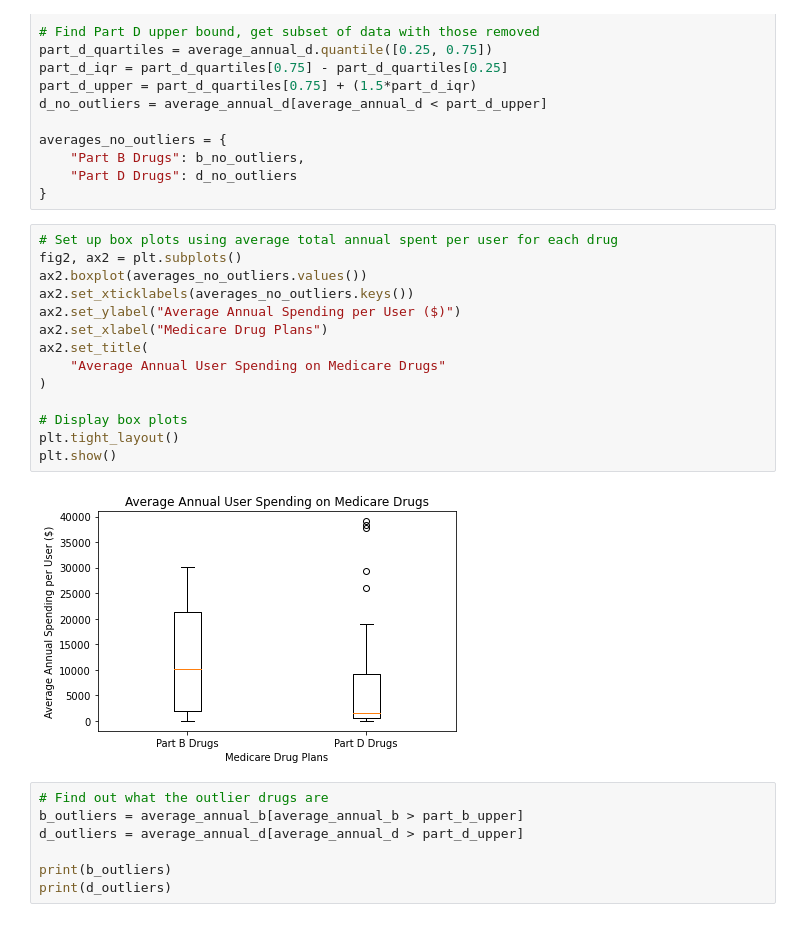
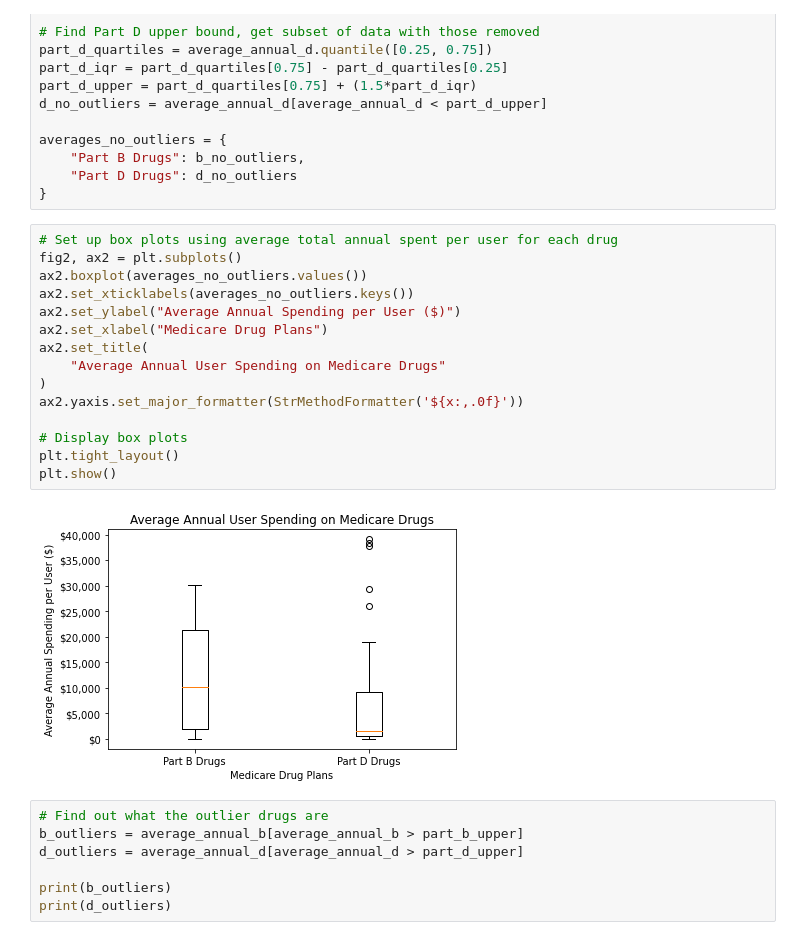
Before and after one commit to charlesphil/medicare-drugs-cost-analysis, a Jupyter notebook: medicare_drug_cost_analysis.ipynb, the cells around one changed output. Saved outputs shown, nothing was run; the diff lists cells and outputs as text.

Commit message:
Adjusted y-axis on scatter plots.

```diff
--- a/medicare_drug_cost_analysis.ipynb
+++ b/medicare_drug_cost_analysis.ipynb
@@ -230,19 +231,20 @@ averages_no_outliers = {
 # %%
 # Set up box plots using average total annual spent per user for each drug
 fig2, ax2 = plt.subplots()
 ax2.boxplot(averages_no_outliers.values())
 ax2.set_xticklabels(averages_no_outliers.keys())
 ax2.set_ylabel("Average Annual Spending per User ($)")
 ax2.set_xlabel("Medicare Drug Plans")
 ax2.set_title(
     "Average Annual User Spending on Medicare Drugs"
 )
+ax2.yaxis.set_major_formatter(StrMethodFormatter('${x:,.0f}'))
 
 # Display box plots
 plt.tight_layout()
 plt.show()
 # %% [output]
-[figure, old version]
+[figure, new version]
 # %%
 # Find out what the outlier drugs are
 b_outliers = average_annual_b[average_annual_b > part_b_upper]
```
Also changed, not shown: parts of 1 cell of this notebook, 2 other files.
